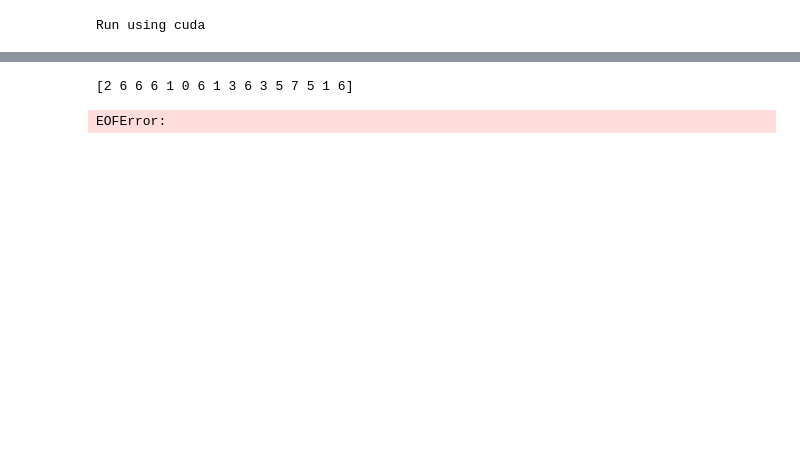
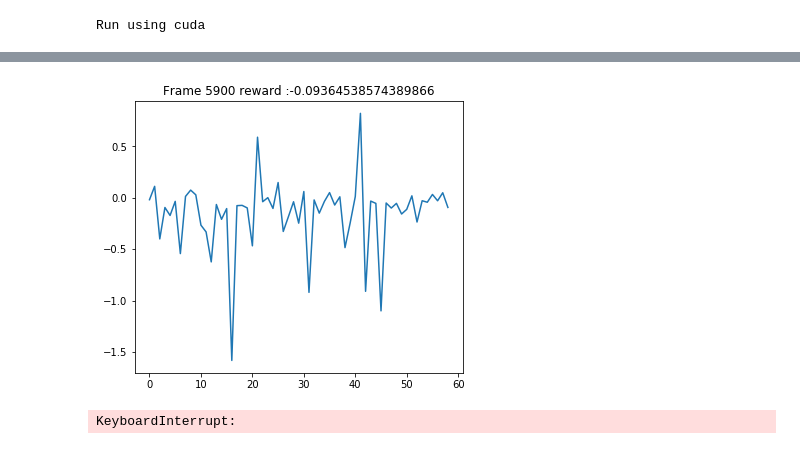
Before and after one commit to HyoungsungKim/Study-Reinforcement-learning, a Jupyter notebook: Programming_practice/Continous_actions/train_a2c_my_own.ipynb, the cells around one changed output, grey strips where cells are left out. Drawn from its saved outputs; the diff is of its cells as text; code cells hidden in the pictures; blank space fills up the shorter version.

Commit message:
Works but A2C is not good algorithm for continous actions

```diff
--- a/Programming_practice/Continous_actions/train_a2c_my_own.ipynb
+++ b/Programming_practice/Continous_actions/train_a2c_my_own.ipynb
@@ -90,3 +99,11 @@ def plot(frame_idx, rewards, actor_losses, critic_losses, total_losses):
+# %%
+def plot(frame_idx, rewards):
+    clear_output(True)
+    plt.figure(figsize=(20,5))
+    plt.subplot(131)
+    plt.title(f"Frame {frame_idx} reward :{rewards[-1]}")
+    plt.plot(rewards)
+    plt.show()
 # %%
 def test_env(vis=False):
     state = env.reset()
@@ -96,7 +113,11 @@ def test_env(vis=False):
     while not done:
         state = torch.tensor(state, dtype=torch.float).unsqueeze(0).to(device)
         dist = actor(state)
-        next_state, reward, done, _ = env.step(dist.sample().cpu().numpy()[0])
+        actions = dists.sample()
+        actions_np = actions.cpu().numpy()
+        actions_np = np.clip(actions_np, -1, 1)
+
+        next_state, reward, done, _ = env.step(actions_np)
         state = next_state
         if vis:env.render()
         total_reward += reward
@@ -110,8 +131,8 @@ def compute_returns(next_values, rewards, masks, gamma=0.99):
         returns.insert(0, R)
     return returns
 # %%
-input_shape = envs.observation_space.shape[0]
-n_actions = envs.action_space.shape[0]
+input_shape = env.observation_space.shape[0]
+n_actions = env.action_space.shape[0]
 
 num_steps = 5
 actor = Actor(input_shape, n_actions).to(device)
@@ -149,5 +165,5 @@ urdf_root=/home/hskim/.local/lib/python3.8/site-packages/pybullet_data
 # %%
-states = envs.reset()
+states = env.reset()
 while True:
     log_prob_list = []
     value_list = []
@@ -155,51 +171,63 @@ while True:
     mask_list = []
     entropy = 0
 
-    frame_idx += 1
+
     for _ in range(num_steps):
+        frame_idx += 1
         states_t = torch.tensor(states, dtype=torch.float).to(device)
         dists = actor(states_t)
         values = critic(states_t)
 
         actions = dists.sample()
-        next_states, rewards, done, _ = envs.step(actions.cpu().numpy())
+        actions_np = actions.cpu().numpy()
+        actions_np = np.clip(actions_np, -1, 1)
+
+        next_states, rewards, done, _ = env.step(actions_np)
 
         log_prob = dists.log_prob(actions)
         entropy += dists.entropy().mean()
 
-        log_prob_list.append(log_prob)
-        value_list.append(values)
+        log_prob_list.append(log_prob.unsqueeze(0))
+        value_list.append(values.unsqueeze(0))
 
         rewards_t = torch.tensor(rewards, dtype=torch.float).unsqueeze(-1).to(device)
-        reward_list.append(rewards_t)
+        reward_list.append(rewards_t.unsqueeze(0))
 
         mask_t = torch.tensor(1-done, dtype= torch.float).unsqueeze(-1).to(device)
-        mask_list.append(mask_t)
+        mask_list.append(mask_t.unsqueeze(0))
+        if done:
+            states = env.reset()
         states = next_states
+
+        if frame_idx % 100 == 0:
+            test_rewards.append(np.mean([test_env(env) for _ in range(10)]))
+            plot(frame_idx, test_rewards)
+
 
     next_state_t = torch.tensor(next_states, dtype=torch.float).to(device)
     next_value = critic(next_state_t)
     returns = compute_returns(next_value, reward_list, mask_list)
 
     log_prob_t = torch.cat(log_prob_list)
     returns_t = torch.cat(returns)
     values = torch.cat(value_list)
 
     advantage = returns_t - values
     assert returns_t.shape == values.shape, f"Different shape. returns_t : {returns_t.shape}, values : {values_t.shape}"
 
-    actor_loss = -(log_prob_t * advantage.detach()).mean - 0.001 * entropy
-    critic_loss = nn.MSELoss()(returns_t, values)
+    actor_loss = -(log_prob_t * advantage.detach()).mean() - 0.001 * entropy
+    critic_loss = nn.MSELoss()(returns_t, values) / 2
 
     total_loss = actor_loss + critic_loss
 
-    a2c_optimizer.zero_grad()
-    total_loss.backward()
-    a2c_optimizer.step()
+    actor_optimizer.zero_grad()
+    critic_optimizer.zero_grad()
 
-    if frame_idx % 1000 == 0:
-        test_rewards.append(np.mean([test_env(env) for _ in range(10)]))
-        plot(frame_idx, test_rewards, actor_loss, critic_loss, total_loss)
+    actor_loss.backward()
+    critic_loss.backward()
+
+    actor_optimizer.step()
+    critic_optimizer.step()
 # %% [output]
+[figure, added]
-[2 6 6 6 1 0 6 1 3 6 3 5 7 5 1 6]
+KeyboardInterrupt:
-EOFError:
```
Also changed, not shown: parts of 9 cells of this notebook.
